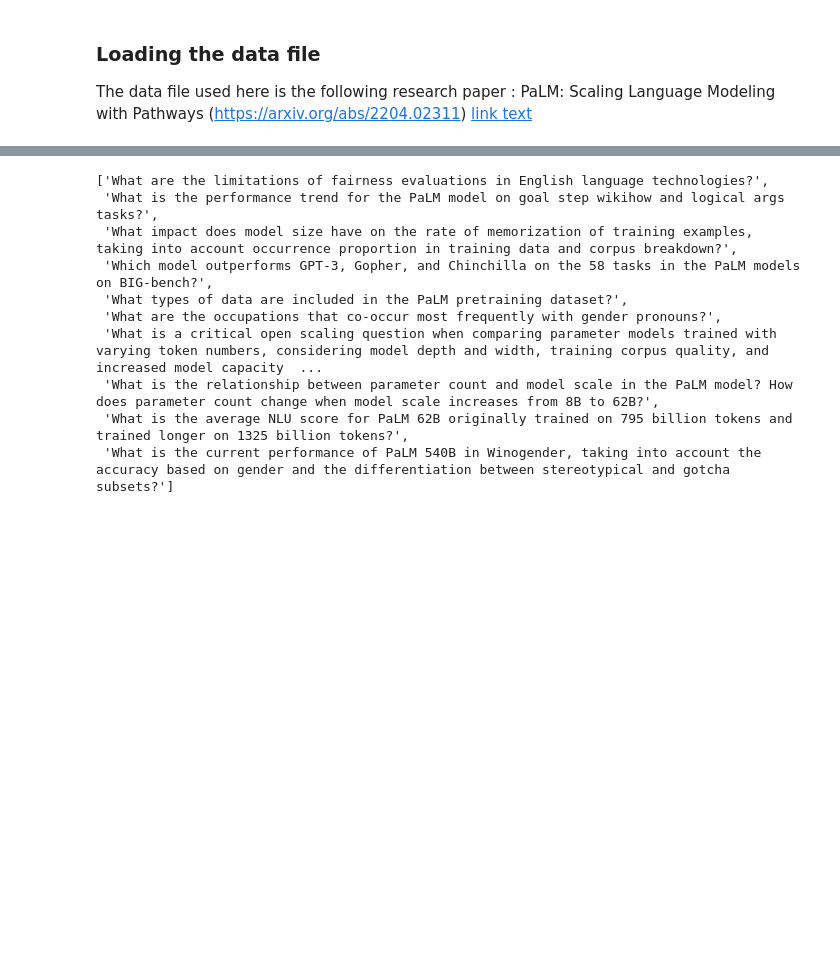
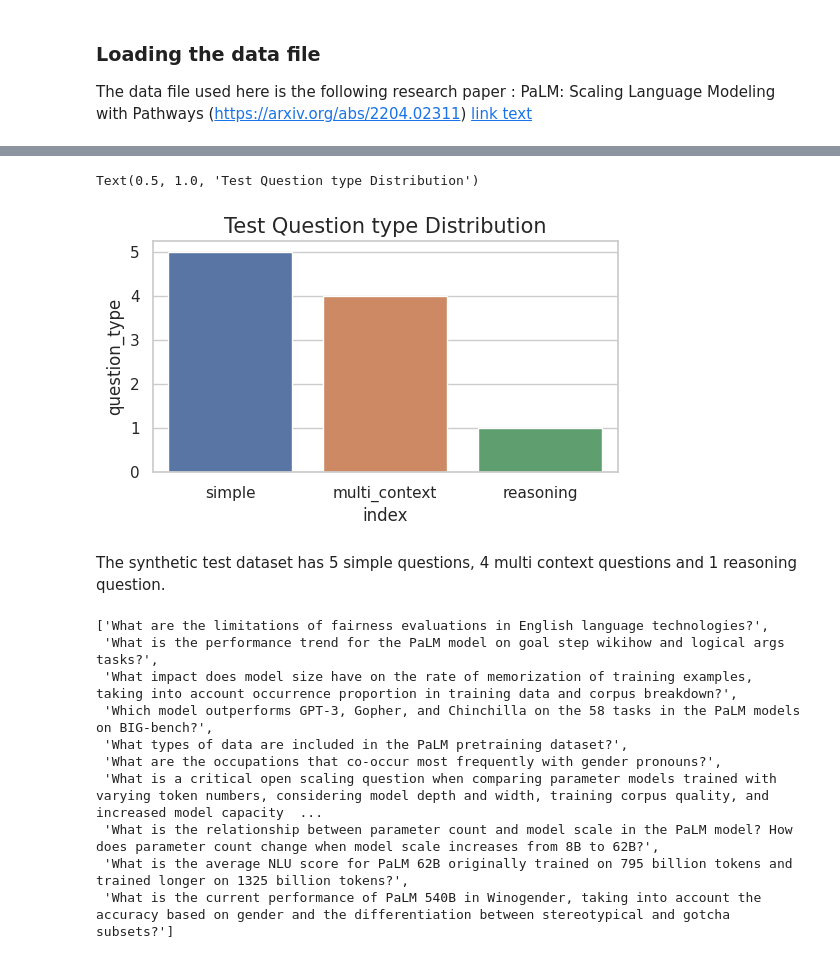
Before and after one commit to swethag04/llm, a Jupyter notebook: Q&A/Research_QandA.ipynb, the cells around one changed output, grey strips where cells are left out. Drawn from its saved outputs; the diff is of its cells as text; code cells hidden in the pictures; blank space fills up the shorter version.

```diff
--- a/Q&A/Research_QandA.ipynb
+++ b/Q&A/Research_QandA.ipynb
@@ -169,6 +234,21 @@ test_df.head()
 test_df.to_pickle('/content/sample_data/testdf.pkl')
 # %%
 test_df = pd.read_pickle('/content/sample_data/testdf.pkl')
+# %%
+# Question type distribution
+
+import seaborn as sns
+sns.set(rc={'figure.figsize':(6,3)})
+
+test_data_dist = test_df.question_type.value_counts().to_frame().reset_index()
+sns.set_theme(style = "whitegrid")
+g = sns.barplot(y = 'question_type', x='index', data=test_data_dist)
+g.set_title("Test Question type Distribution", fontdict = {'fontsize':15})
+# %% [output]
+Text(0.5, 1.0, 'Test Question type Distribution')
+[figure, added]
+# %% [markdown]
+The synthetic test dataset has 5 simple questions, 4 multi context questions and 1 reasoning question.
 # %%
 # collect questions and answers
 test_questions = test_df['question'].values.tolist()
```
Also changed, not shown: parts of 41 cells of this notebook.
